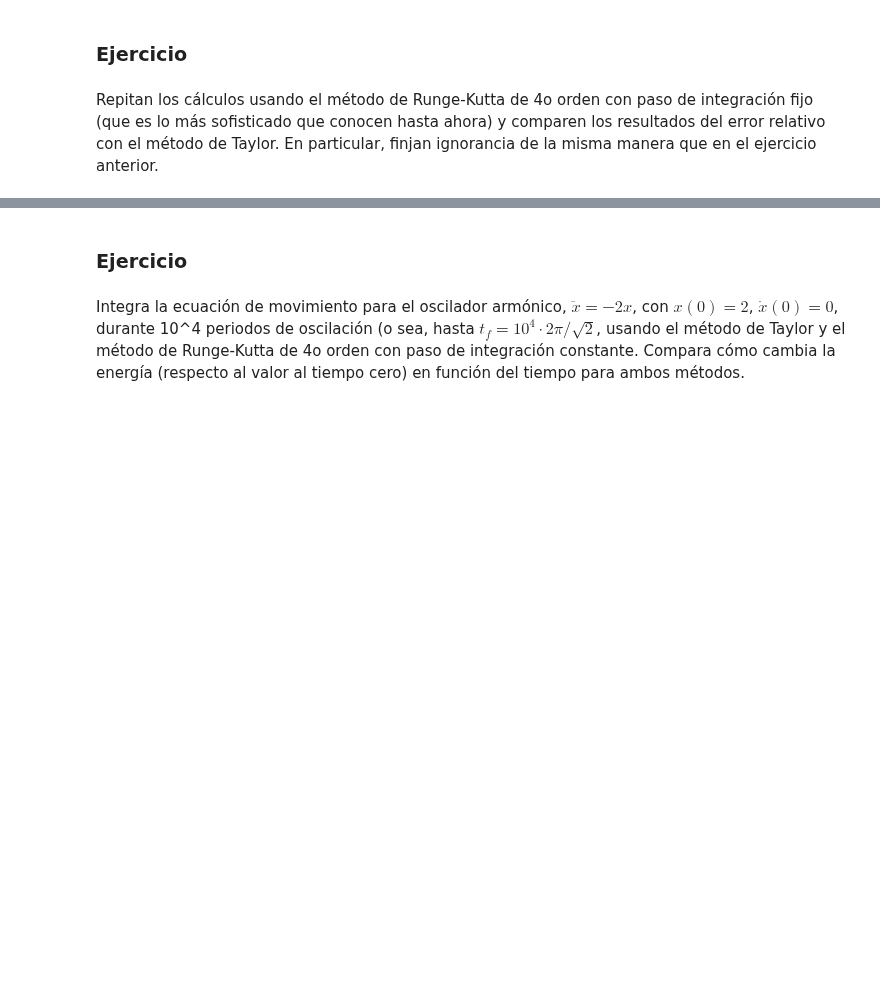
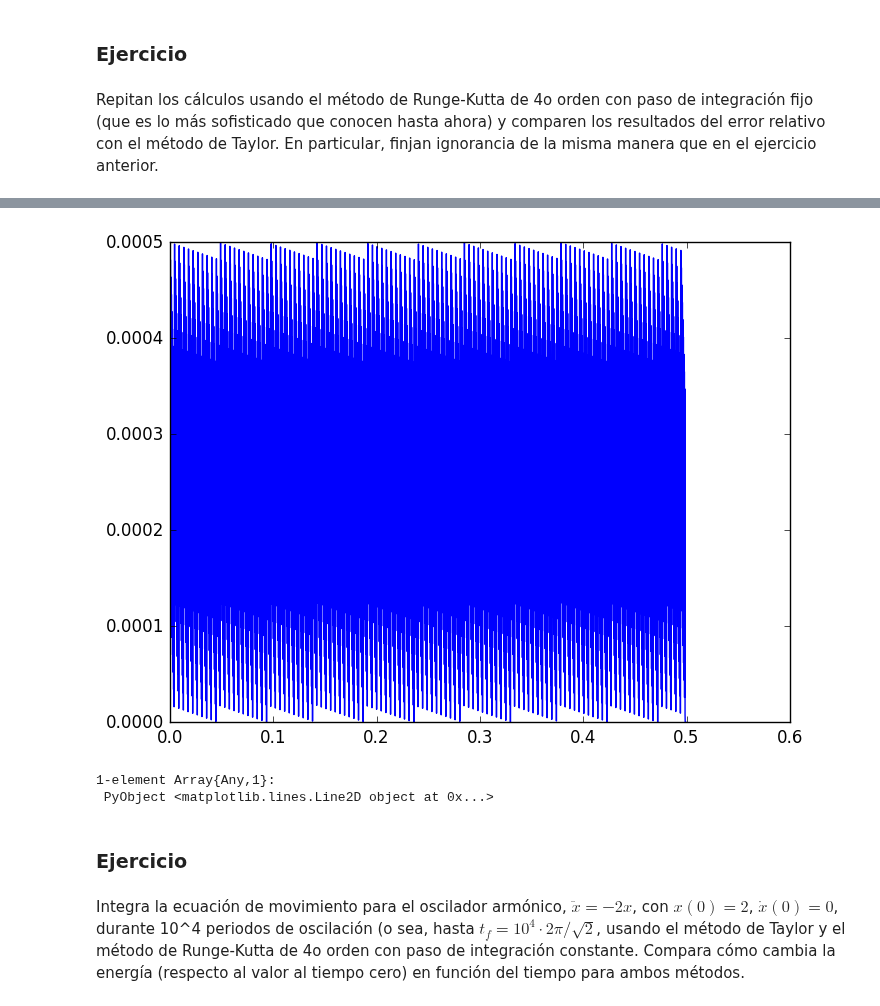
Before and after one commit to lbenet/2016-2_TSFisicaComputacional, a Jupyter notebook: tareas/CarlosLopez/Tarea7.ipynb, the cells around one changed output, grey strips where cells are left out. Saved outputs shown, nothing was run; the diff lists cells and outputs as text; code cells hidden in the pictures; blank space fills up the shorter version.

```diff
--- a/tareas/CarlosLopez/Tarea7.ipynb
+++ b/tareas/CarlosLopez/Tarea7.ipynb
@@ -305,3 +354,26 @@ plot(a[2],a[1])
+# %%
+#error Taylor vs Runge
+E=[]
+for i=1:length(tt[2])-10
+    k=1
+    for ii=1:length(a[2])
+        if(tt[2][i]<=a[2][ii])
+            k=ii
+            break
+        end
+    end
+    #print(tt[2][i]," ",a[2][k],"\n")
+    e=tt[1][i]-a[1][k]
+    push!(E,e)
+end
+for i=1:10
+    push!(E,0)
+end
+plot(tt[1],E)
+# %% [output]
+[figure, added]
+1-element Array{Any,1}:
+ PyObject <matplotlib.lines.Line2D object at 0x...>
 # %% [markdown]
 ### Ejercicio
 # %% [markdown]
```
Also changed, not shown: parts of 19 cells of this notebook.
